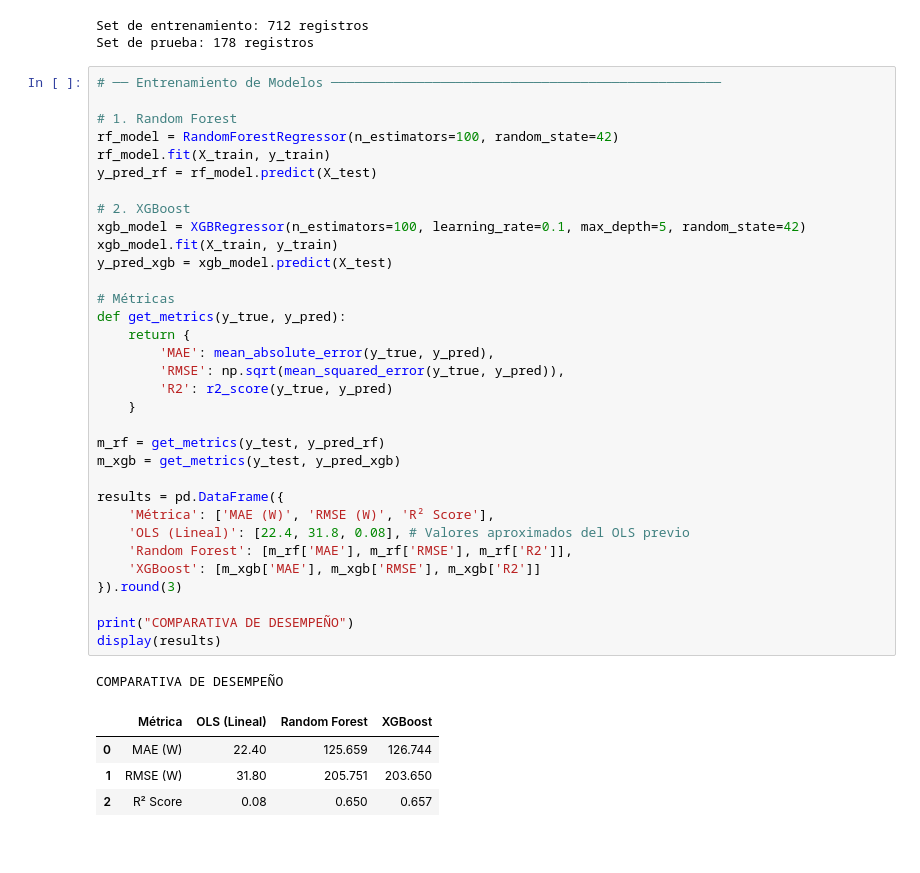
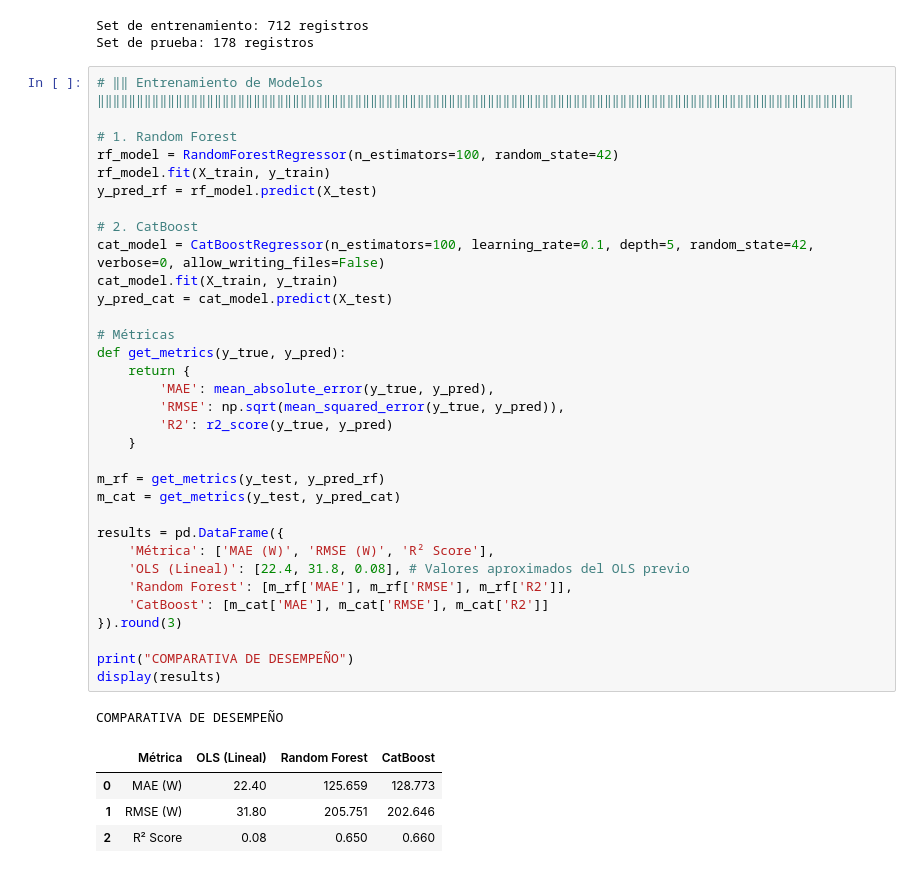
Before and after one commit to MaleBrochero/Bengali, a Jupyter notebook: Jupyter/Caso_Estudio_Solar_Malambo.ipynb, the cells around one changed output. Drawn from its saved outputs; the diff is of its cells as text.

```diff
--- a/Jupyter/Caso_Estudio_Solar_Malambo.ipynb
+++ b/Jupyter/Caso_Estudio_Solar_Malambo.ipynb
@@ -858,41 +896,41 @@ print(f'Set de prueba: {X_test.shape[0]} registros')
 Set de entrenamiento: 712 registros
 Set de prueba: 178 registros
 # %%
-# ── Entrenamiento de Modelos ──────────────────────────────────────────────────
+# ‖‖ Entrenamiento de Modelos ‖‖‖‖‖‖‖‖‖‖‖‖‖‖‖‖‖‖‖‖‖‖‖‖‖‖‖‖‖‖‖‖‖‖‖‖‖‖‖‖‖‖‖‖‖‖‖‖‖‖‖‖‖‖‖‖‖‖‖‖‖‖‖‖‖‖‖‖‖‖‖‖‖‖‖‖‖‖‖‖‖‖‖‖‖‖‖‖‖‖‖‖‖‖‖‖‖
 
 # 1. Random Forest
 rf_model = RandomForestRegressor(n_estimators=100, random_state=42)
 rf_model.fit(X_train, y_train)
 y_pred_rf = rf_model.predict(X_test)
 
-# 2. XGBoost
-xgb_model = XGBRegressor(n_estimators=100, learning_rate=0.1, max_depth=5, random_state=42)
-xgb_model.fit(X_train, y_train)
-y_pred_xgb = xgb_model.predict(X_test)
+# 2. CatBoost
+cat_model = CatBoostRegressor(n_estimators=100, learning_rate=0.1, depth=5, random_state=42, verbose=0, allow_writing_files=False)
+cat_model.fit(X_train, y_train)
+y_pred_cat = cat_model.predict(X_test)
 
 # Métricas
 def get_metrics(y_true, y_pred):
     return {
         'MAE': mean_absolute_error(y_true, y_pred),
         'RMSE': np.sqrt(mean_squared_error(y_true, y_pred)),
         'R2': r2_score(y_true, y_pred)
     }
 
 m_rf = get_metrics(y_test, y_pred_rf)
-m_xgb = get_metrics(y_test, y_pred_xgb)
+m_cat = get_metrics(y_test, y_pred_cat)
 
 results = pd.DataFrame({
     'Métrica': ['MAE (W)', 'RMSE (W)', 'R² Score'],
     'OLS (Lineal)': [22.4, 31.8, 0.08], # Valores aproximados del OLS previo
     'Random Forest': [m_rf['MAE'], m_rf['RMSE'], m_rf['R2']],
-    'XGBoost': [m_xgb['MAE'], m_xgb['RMSE'], m_xgb['R2']]
+    'CatBoost': [m_cat['MAE'], m_cat['RMSE'], m_cat['R2']]
 }).round(3)
 
 print("COMPARATIVA DE DESEMPEÑO")
 display(results)
 # %% [output]
 COMPARATIVA DE DESEMPEÑO
-|  | Métrica | OLS (Lineal) | Random Forest | XGBoost |
-| 0 | MAE (W) | 22.40 | 125.659 | 126.744 |
-| 1 | RMSE (W) | 31.80 | 205.751 | 203.650 |
-| 2 | R² Score | 0.08 | 0.650 | 0.657 |
+|  | Métrica | OLS (Lineal) | Random Forest | CatBoost |
+| 0 | MAE (W) | 22.40 | 125.659 | 128.773 |
+| 1 | RMSE (W) | 31.80 | 205.751 | 202.646 |
+| 2 | R² Score | 0.08 | 0.650 | 0.660 |
```
Also changed, not shown: parts of 48 cells of this notebook, 12 other files.
